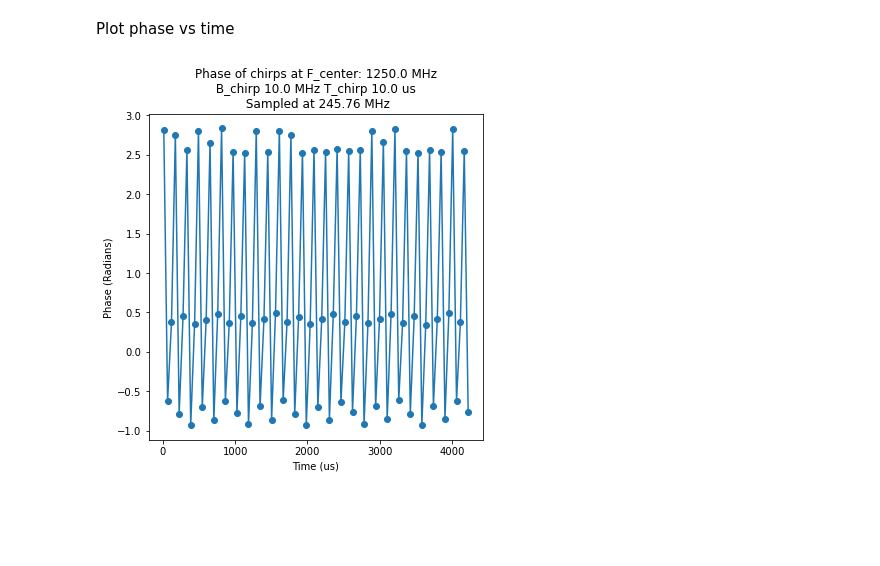
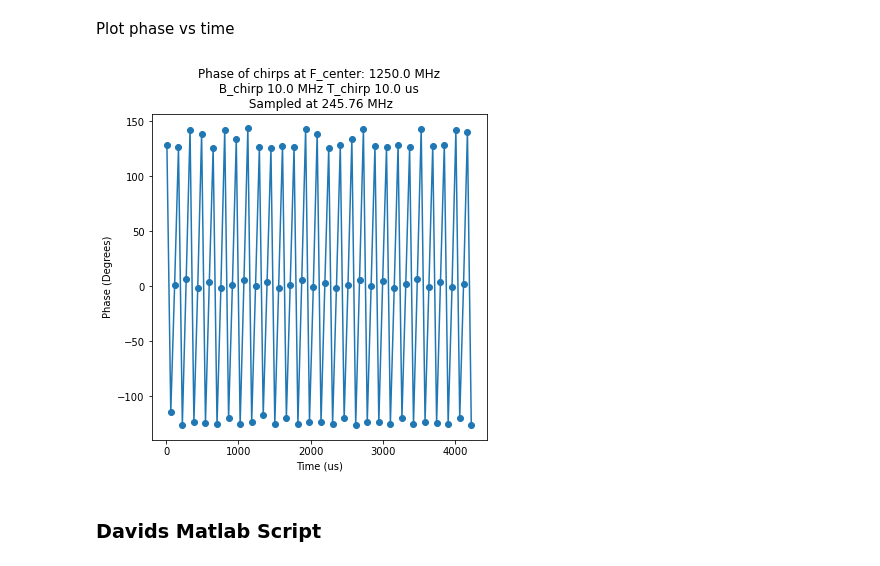
Before and after one commit to miamedra2/Transceiver_Waveform_Analysis, a Jupyter notebook: Tranceiver_Phase_Analysis.ipynb, the cells around one changed output. Saved outputs shown, nothing was run; the diff lists cells and outputs as text; code cells hidden in the pictures; blank space fills up the shorter version.

```diff
--- a/Tranceiver_Phase_Analysis.ipynb
+++ b/Tranceiver_Phase_Analysis.ipynb
@@ -209,15 +217,16 @@ plt.show()
 # %% [markdown]
 Use the peak of the sinc functions z to extract phase from the raw data data
 # %%
-chirp_phase = [np.angle(data[elem], deg = False) for elem in chirp_loc]
+chirp_phase = [np.angle(data[elem], deg = True) for elem in chirp_loc]
 # %% [markdown]
 Plot phase vs time
 # %%
 plt.figure(figsize = (6,6))
 plt.title("Phase of chirps at F_center: " + str(F_center/1e6) + " MHz\n B_chirp " + str(B_chirp/1e6) + " MHz T_chirp " + str(T_chirp*1e6) + " us \n Sampled at " + str(RX_sample_rate/1e6) +" MHz")
-plt.ylabel("Phase (Radians)")
+plt.ylabel("Phase (Degrees)")
 plt.xlabel("Time (us)")
 plt.plot(chirp_loc/RX_sample_rate*1e6, chirp_phase, '-o')
+plt.savefig("chirp_phase.pdf")
 plt.show()
 # %% [output]
-[figure, old version]
+[figure, new version]
@@ -223,0 +235,2 @@ plt.show()
+# %% [markdown]
+### Davids Matlab Script
```
Also changed, not shown: parts of 68 cells of this notebook, 14 other files.
